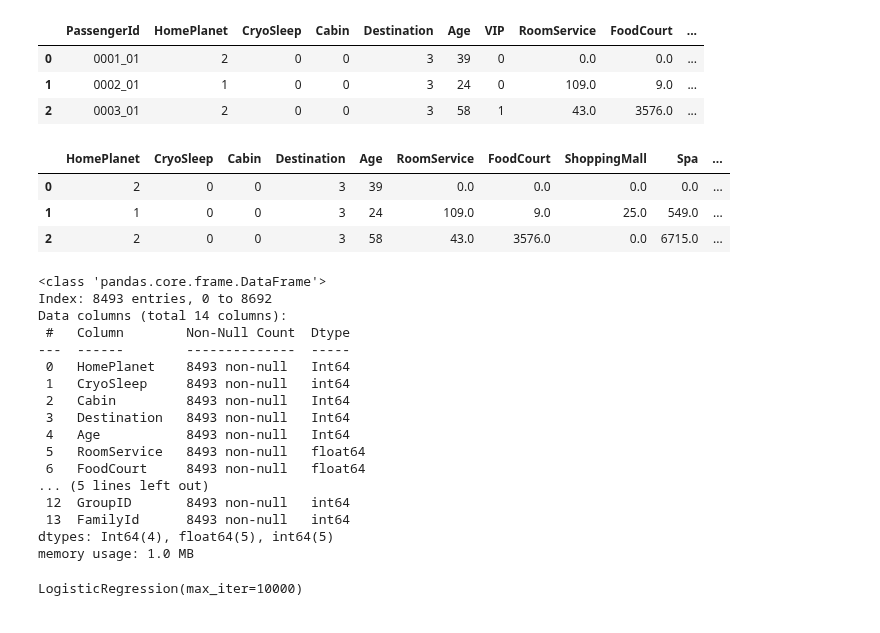
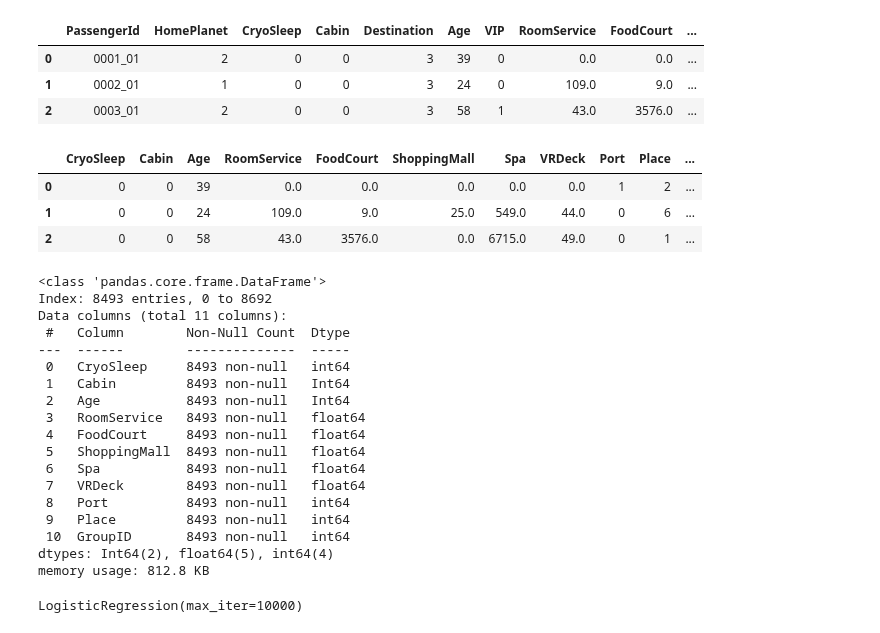
Before and after one commit to Sadeqsoli/SpaceTitanicSurvivors, a Jupyter notebook: spacetitanicsurvivors.ipynb, the cells around one changed output. Saved outputs shown, nothing was run; the diff lists cells and outputs as text; code cells hidden in the pictures.

```diff
--- a/spacetitanicsurvivors.ipynb
+++ b/spacetitanicsurvivors.ipynb
@@ -407,34 +407,35 @@ df.head(3)
 # %%
 newtrainDF = df
 ids = newtrainDF['PassengerId'].copy()
 transporteds = newtrainDF['Transported'].copy()
-newtrainDF = newtrainDF.drop(columns=['PassengerId','Name','VIP','Transported','LastName'])
+newtrainDF = newtrainDF.drop(columns=['PassengerId','Name','VIP','Transported','LastName','HomePlanet','Destination','FamilyId'])
 newtrainDF.head(3)
 # %% [output]
-|  | HomePlanet | CryoSleep | Cabin | Destination | Age | RoomService | FoodCourt | ShoppingMall | Spa | ... |
-| 0 | 2 | 0 | 0 | 3 | 39 | 0.0 | 0.0 | 0.0 | 0.0 | ... |
-| 1 | 1 | 0 | 0 | 3 | 24 | 109.0 | 9.0 | 25.0 | 549.0 | ... |
-| 2 | 2 | 0 | 0 | 3 | 58 | 43.0 | 3576.0 | 0.0 | 6715.0 | ... |
+|  | CryoSleep | Cabin | Age | RoomService | FoodCourt | ShoppingMall | Spa | VRDeck | Port | Place | ... |
+| 0 | 0 | 0 | 39 | 0.0 | 0.0 | 0.0 | 0.0 | 0.0 | 1 | 2 | ... |
+| 1 | 0 | 0 | 24 | 109.0 | 9.0 | 25.0 | 549.0 | 44.0 | 0 | 6 | ... |
+| 2 | 0 | 0 | 58 | 43.0 | 3576.0 | 0.0 | 6715.0 | 49.0 | 0 | 1 | ... |
 # %%
 newtrainDF.info()
 # %% [output]
 <class 'pandas.core.frame.DataFrame'>
 Index: 8493 entries, 0 to 8692
-Data columns (total 14 columns):
+Data columns (total 11 columns):
  #   Column        Non-Null Count  Dtype
 ---  ------        --------------  -----
- 0   HomePlanet    8493 non-null   Int64
- 1   CryoSleep     8493 non-null   int64
- 2   Cabin         8493 non-null   Int64
- 3   Destination   8493 non-null   Int64
- 4   Age           8493 non-null   Int64
- 5   RoomService   8493 non-null   float64
- 6   FoodCourt     8493 non-null   float64
-... (5 lines left out)
- 12  GroupID       8493 non-null   int64
- 13  FamilyId      8493 non-null   int64
-dtypes: Int64(4), float64(5), int64(5)
-memory usage: 1.0 MB
+ 0   CryoSleep     8493 non-null   int64
+ 1   Cabin         8493 non-null   Int64
+ 2   Age           8493 non-null   Int64
+ 3   RoomService   8493 non-null   float64
+ 4   FoodCourt     8493 non-null   float64
+ 5   ShoppingMall  8493 non-null   float64
+ 6   Spa           8493 non-null   float64
+ 7   VRDeck        8493 non-null   float64
+ 8   Port          8493 non-null   int64
+ 9   Place         8493 non-null   int64
+ 10  GroupID       8493 non-null   int64
+dtypes: Int64(2), float64(5), int64(4)
+memory usage: 812.8 KB
 # %%
 # from sklearn.model_selection import train_test_split
 # X_train, X_test, y_train, y_test = train_test_split(newtrainDF.drop('Transported',axis=1),
```
Also changed, not shown: parts of 3 cells of this notebook.
